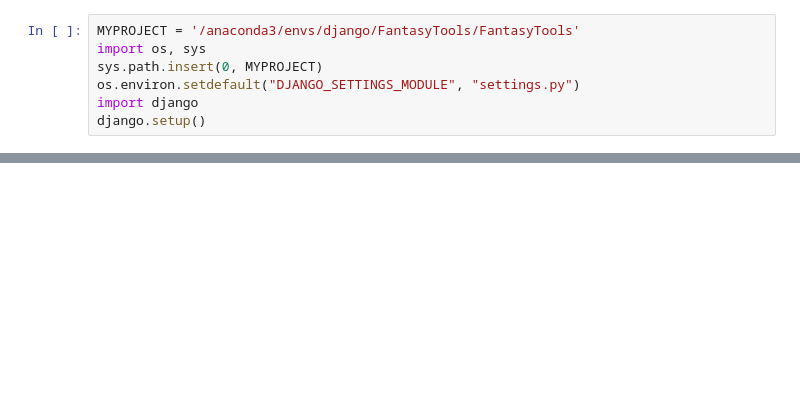
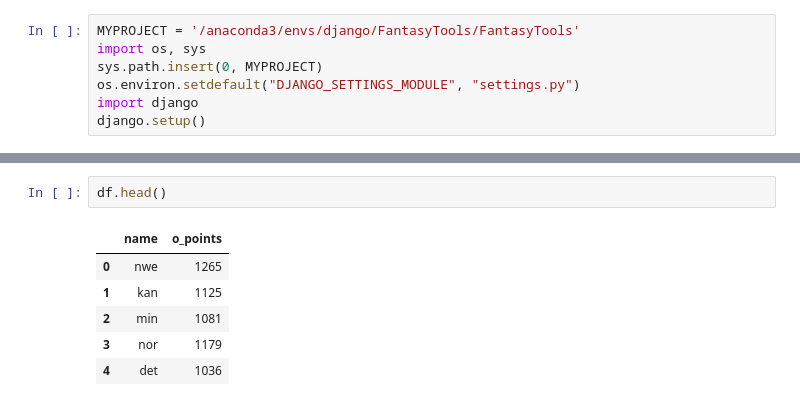
Before and after one commit to danatzko/FantasyTools, a Jupyter notebook: Team_Summary_View.ipynb, the cells around one changed output, grey strips where cells are left out. Cells and saved outputs as stored; diff of their text form; blank space fills up the shorter version.

```diff
--- a/Team_Summary_View.ipynb
+++ b/Team_Summary_View.ipynb
@@ -18,0 +25,9 @@ ModuleNotFoundError: No module named 'matplotlib'
+# %%
+df.head()
+# %% [output]
+|  | name | o_points |
+| 0 | nwe | 1265 |
+| 1 | kan | 1125 |
+| 2 | min | 1081 |
+| 3 | nor | 1179 |
+| 4 | det | 1036 |
```
Also changed, not shown: parts of 6 cells of this notebook.
